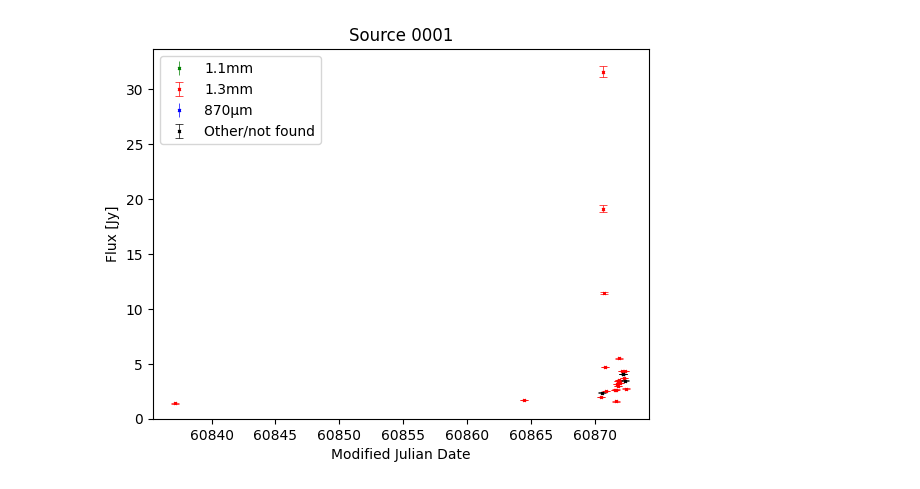
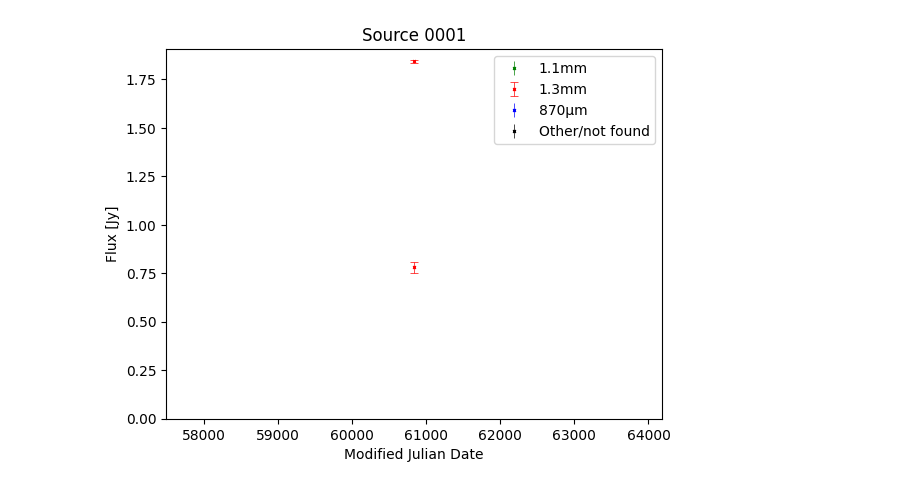
Before and after one commit to xuchloe/protostar, a Jupyter notebook: notebook/light_curve.ipynb, the cells around one changed output. Cells and saved outputs as stored; diff of their text form; code cells hidden in the pictures.

```diff
--- a/notebook/light_curve.ipynb
+++ b/notebook/light_curve.ipynb
@@ -88,5 +105,5 @@ def light_curve(low_path: str, high_path: str, unique_ids: list = None):
 # %%
-light_curve('./low_level.csv', './high_level.csv', unique_ids=['id0001'])
+light_curve('./test_low.csv', './test_high.csv', unique_ids=['id0001'])
 # %% [output]
-[figure, old version]
+[figure, new version]
 # %%
```
Also changed, not shown: parts of 2 cells of this notebook, 4 other files.
